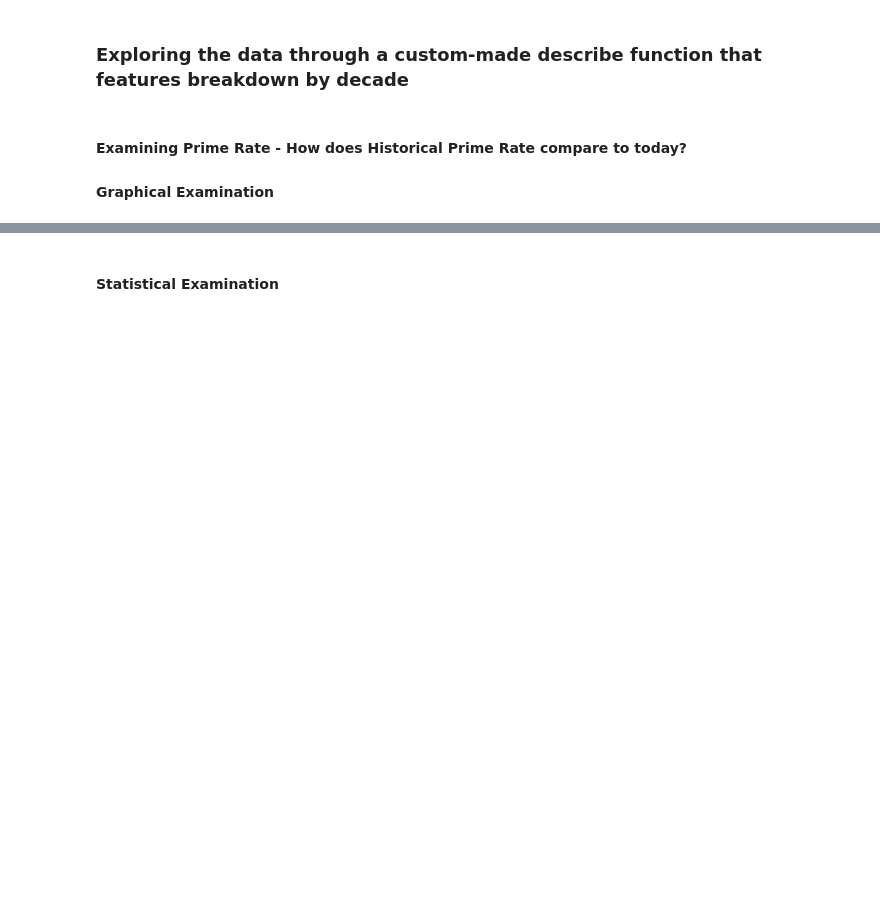
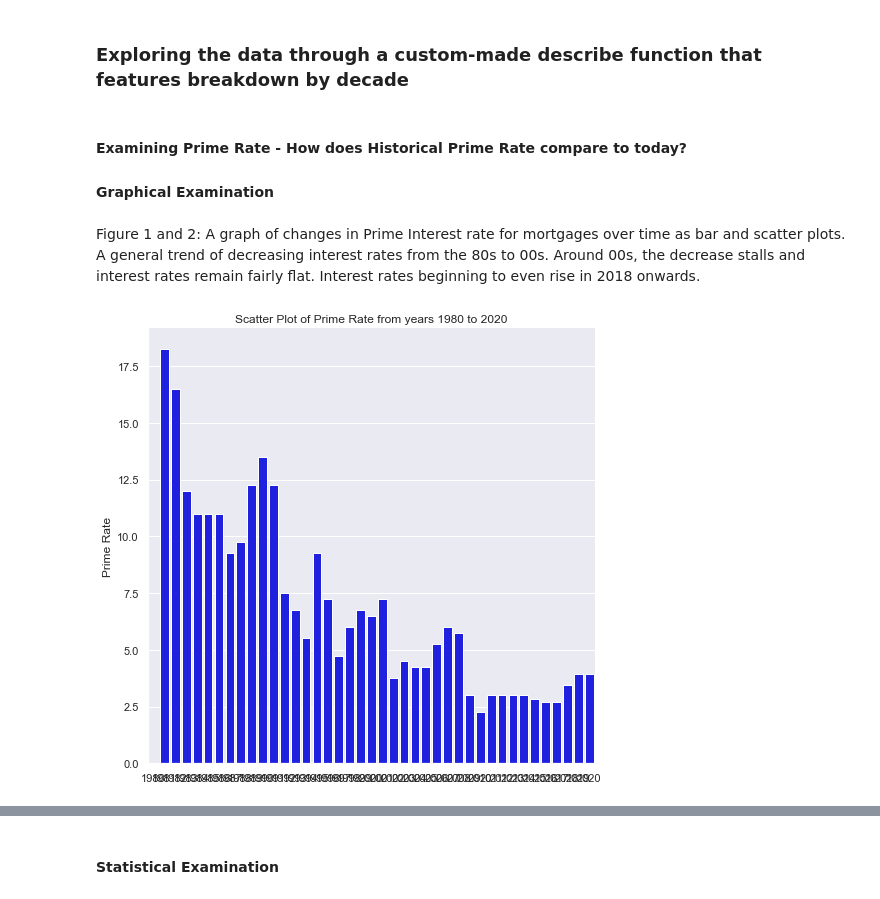
Before and after one commit to data301-2021-summer2/group-11-project, a Jupyter notebook: analysis/WesleyBurchnall/milestone2.ipynb, the cells around one changed output, grey strips where cells are left out. Saved outputs shown, nothing was run; the diff lists cells and outputs as text; code cells hidden in the pictures; blank space fills up the shorter version.

```diff
--- a/analysis/WesleyBurchnall/milestone2.ipynb
+++ b/analysis/WesleyBurchnall/milestone2.ipynb
@@ -20,4 +20,10 @@ MLS_BC_HPI_DF = pf.loadMLSRegionalHPIData()
 # %% [markdown]
 #### Examining Prime Rate - How does Historical Prime Rate compare to today?
 #### Graphical Examination
+# %% [markdown]
+Figure 1 and 2: A graph of changes in Prime Interest rate for mortgages over time as bar and scatter plots. A general trend of decreasing interest rates from the 80s to 00s. Around 00s, the decrease stalls and interest rates remain fairly flat. Interest rates beginning to even rise in 2018 onwards.
+# %%
+pf.barPlotOverTime(masterDF,'Prime Rate',42,15,40,'blue')
+# %% [output]
+[figure, added]
 # %%
```
Also changed, not shown: parts of 10 cells of this notebook, 1 other file.
